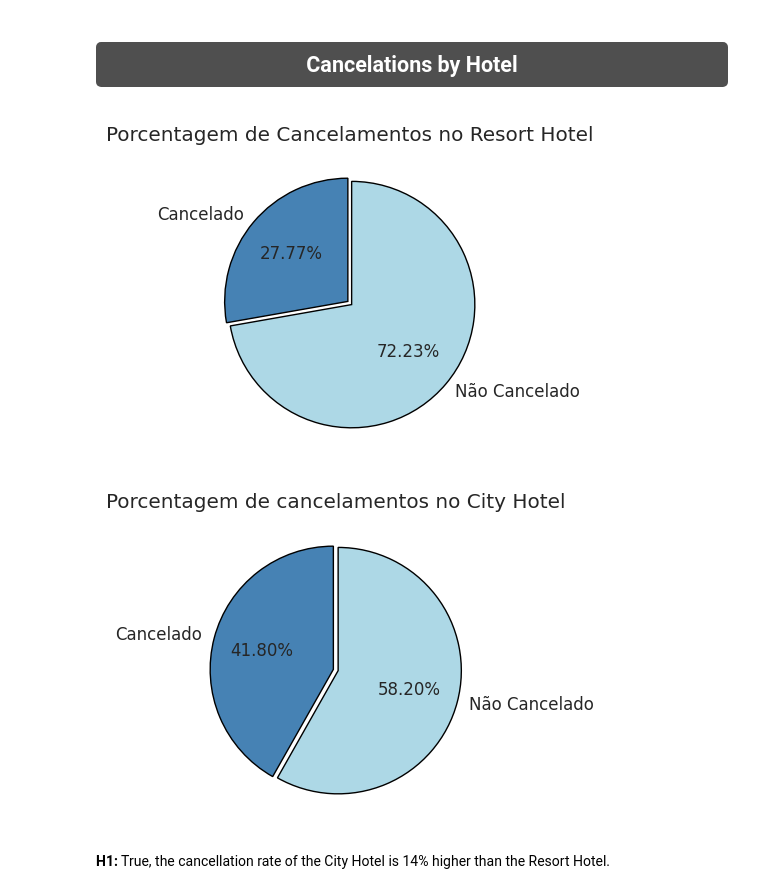
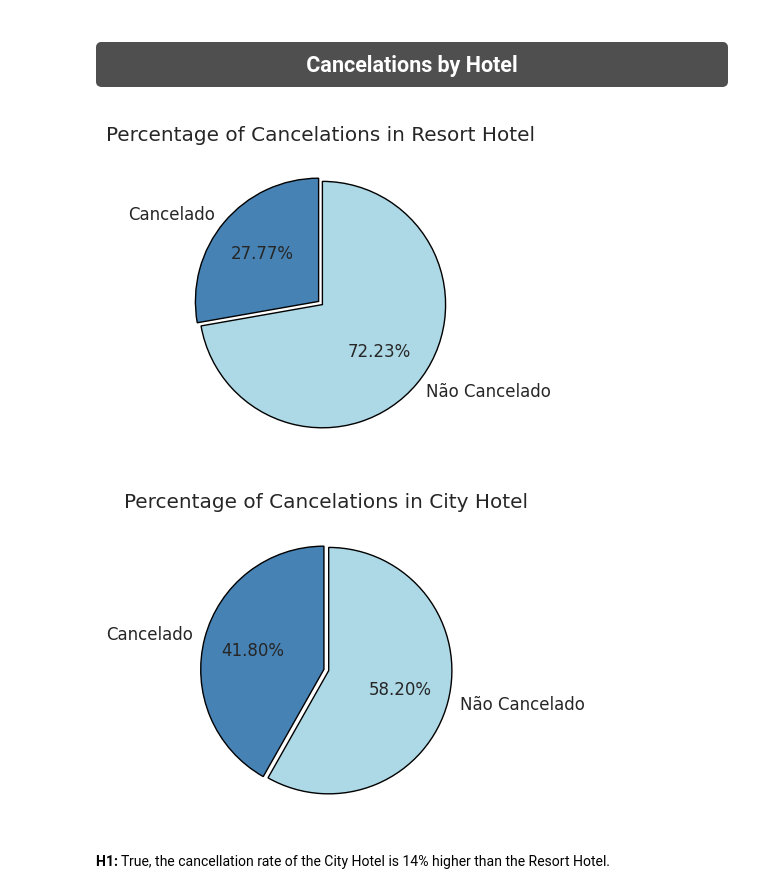
Before and after one commit to ThiagoAmaru/Hotel-Booking-Cancelations, a Jupyter notebook: notebooks/part02_EDA.ipynb, the cells around one changed output. Saved outputs shown, nothing was run; the diff lists cells and outputs as text; code cells hidden in the pictures.

```diff
--- a/notebooks/part02_EDA.ipynb
+++ b/notebooks/part02_EDA.ipynb
@@ -61,0 +53,4 @@ memory usage: 29.1+ MB
+# %%
+dotenv.load_dotenv(dotenv.find_dotenv())
+ROOT_DIR = os.getenv('ROOT_DIR')
+data = pd.read_csv(f'{ROOT_DIR}/data/data_processed/hotel_bookings_processed.csv', index_col=0)
@@ -185,21 +188,21 @@ data.describe(include="object").T
 ### <div style="color:white;display:fill;border-radius:5px;background-color:#4F4F4F;letter-spacing:0.5px;overflow:hidden"><p style="padding:10px;color:white;overflow:hidden;text-align: center;margin:0;font-size:120%">Cancelations by Hotel</p></div>
 # %%
 plt.figure(figsize=(4,4))
-plt.title('Porcentagem de Cancelamentos no Resort Hotel');
+plt.title('Percentage of Cancelations in Resort Hotel');
 plt.pie([len(data.loc[(data.is_canceled == 1) & (data.hotel == 'Resort Hotel')]),
          len(data.loc[(data.is_canceled == 0) & (data.hotel == 'Resort Hotel')])],
 
         labels = ['Cancelado', 'Não Cancelado'],
         colors=['#4682B4','#ADD8E6'],
         explode = (0.02, 0.02),
         startangle=90,
         autopct='%.2f%%',
         wedgeprops = { 'linewidth' : 1, 'edgecolor' : "black"}, textprops={'fontsize': 12});
 # %% [output]
-[figure, old version]
+[figure, new version]
 # %%
 plt.figure(figsize=(4,4))
-plt.title('Porcentagem de cancelamentos no City Hotel');
+plt.title('Percentage of Cancelations in City Hotel');
 plt.pie([len(data.loc[(data.is_canceled == 1) & (data.hotel == 'City Hotel')]),
          len(data.loc[(data.is_canceled == 0) & (data.hotel == 'City Hotel')])],
 
@@ -210,7 +213,7 @@ plt.pie([len(data.loc[(data.is_canceled == 1) & (data.hotel == 'City Hotel')]),
         autopct='%.2f%%',
         wedgeprops = { 'linewidth' : 1, 'edgecolor' : "black"}, textprops={'fontsize': 12});
 # %% [output]
-[figure, old version]
+[figure, new version]
 # %% [markdown]
 **H1:** True, the cancellation rate of the City Hotel is 14% higher than the Resort Hotel.
 # %% [markdown]
```
Also changed, not shown: parts of 89 cells of this notebook, 6 other files.
